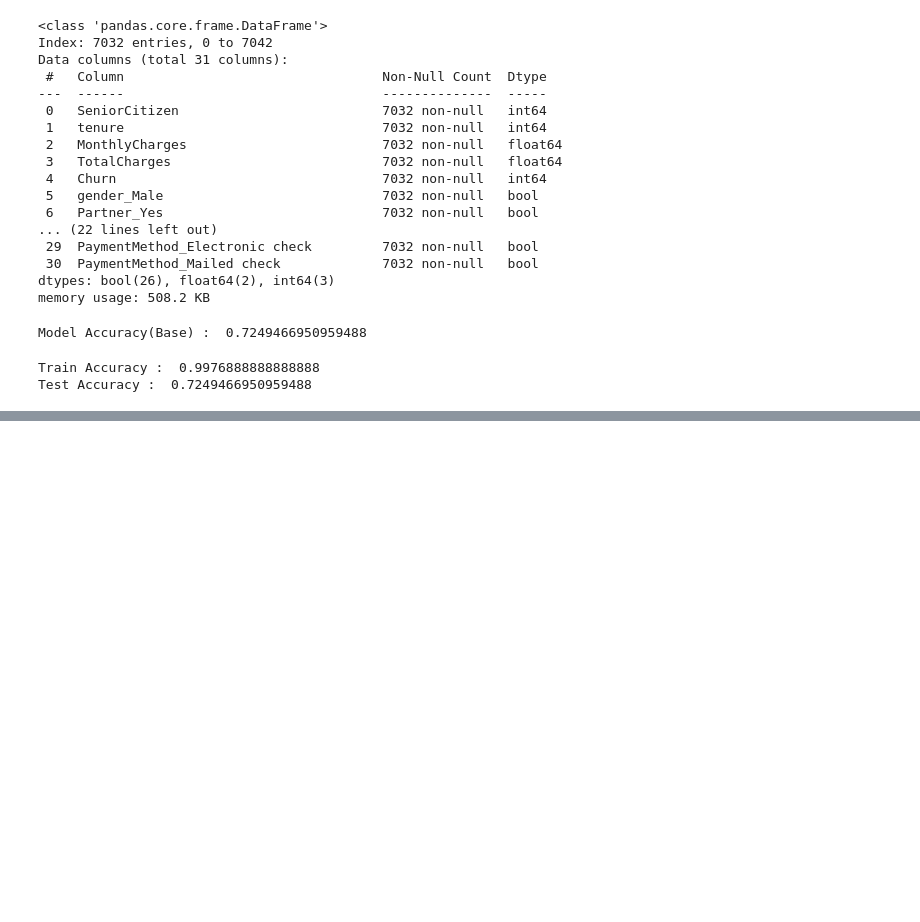
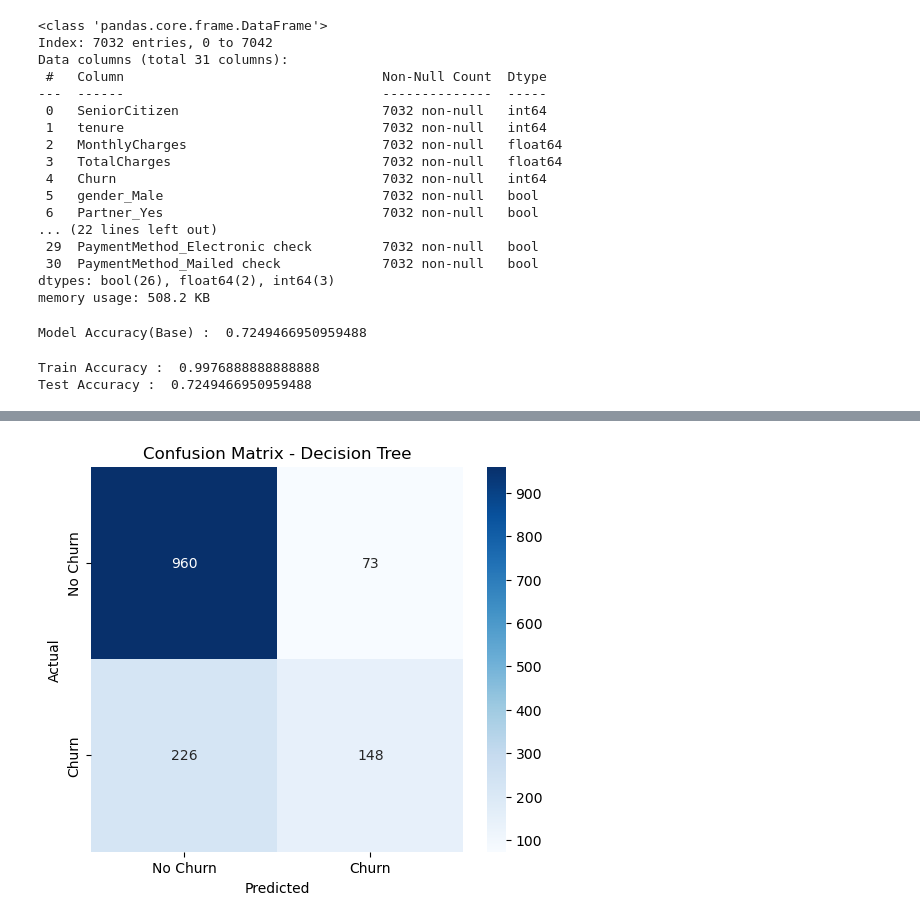
Before and after one commit to BuddhiniJ/ML-Assignment, a Jupyter notebook: decision_tree.ipynb, the cells around one changed output, grey strips where cells are left out. Drawn from its saved outputs; the diff is of its cells as text; code cells hidden in the pictures; blank space fills up the shorter version.

Commit message:
Decision Tree Implementation & hyper-parameter tuning

```diff
--- a/decision_tree.ipynb
+++ b/decision_tree.ipynb
@@ -102,3 +109,22 @@ print("Test Accuracy : ", model_base.score(X_test,Y_test))
 # %% [output]
 Train Accuracy :  0.9976888888888888
 Test Accuracy :  0.7249466950959488
+# %%
+# --------Hyper Parameter Tuning-------
+
+parameter_grid = {
+    'max_depth': [3, 5, 7, 10],
+    'min_samples_split': [2, 5, 10],
+    'min_samples_leaf': [1, 2, 4]
+}
+
+grid = GridSearchCV(
+    DecisionTreeClassifier(random_state=42),
+    parameter_grid,
+    cv=5,
+    scoring='accuracy'
+)
+
+grid.fit(X_train, Y_train)
+
+print("Best Parameters : ", grid.best_params_)
@@ -104,0 +133,8 @@ Test Accuracy :  0.7249466950959488
+# %%
+# -------------Train the best model after tuning-------------
+
+best_model = grid.best_estimator_
+
+y_pred = best_model.predict(X_test)
+
+print("Tuned Accuracy : ", accuracy_score(Y_test, y_pred))
@@ -104,0 +157,15 @@ Test Accuracy :  0.7249466950959488
+# %%
+C_Matrix = confusion_matrix(Y_test, y_pred)
+
+plt.figure(figsize=(6,5))
+sns.heatmap(C_Matrix, annot=True, fmt='d', cmap='Blues',
+            xticklabels=['No Churn', 'Churn'],
+            yticklabels=['No Churn', 'Churn'])
+
+plt.xlabel("Predicted")
+plt.ylabel("Actual")
+plt.title("Confusion Matrix - Decision Tree")
+
+plt.show()
+# %% [output]
+[figure, added]
```
Also changed, not shown: parts of 6 cells of this notebook.
